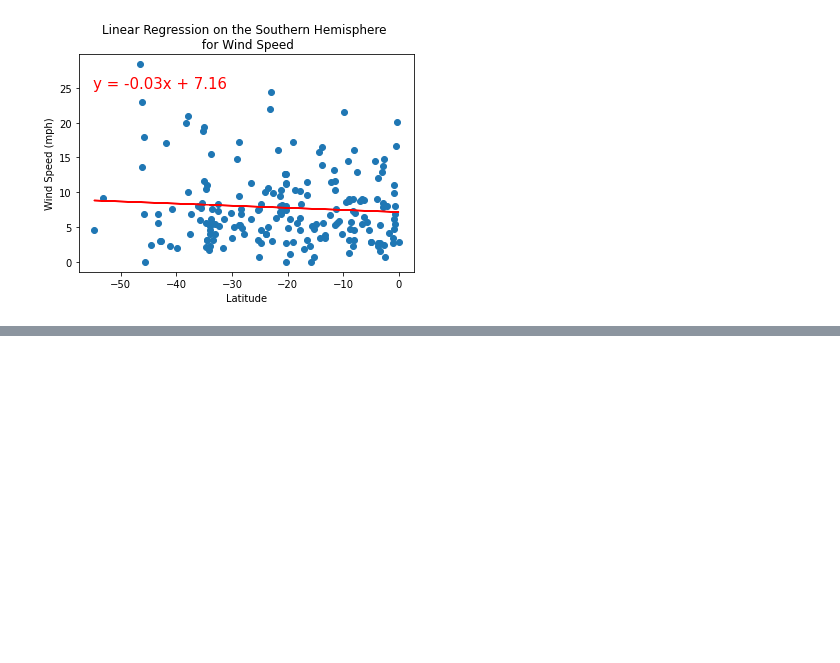
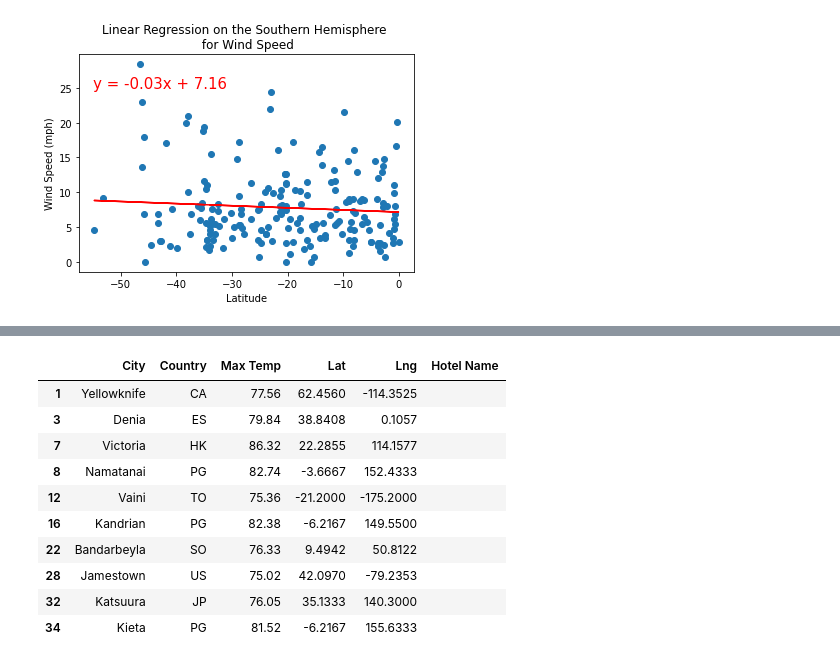
Before and after one commit to niculbolas/World_Weather_Analysis, a Jupyter notebook: WeatherPy.ipynb, the cells around one changed output, grey strips where cells are left out. Cells and saved outputs as stored; diff of their text form; code cells hidden in the pictures; blank space fills up the shorter version.

```diff
--- a/WeatherPy.ipynb
+++ b/WeatherPy.ipynb
@@ -400,0 +512,17 @@ NameError: name 'g_key' is not defined
+# %%
+# Create DataFrame called hotel_df to store hotel names along with city, country, max temp, and coordinates.
+hotel_df = preferred_cities_df[["City", "Country", "Max Temp", "Lat", "Lng"]].copy()
+hotel_df["Hotel Name"] = ""
+hotel_df.head(10)
+# %% [output]
+|  | City | Country | Max Temp | Lat | Lng | Hotel Name |
+| 1 | Yellowknife | CA | 77.56 | 62.4560 | -114.3525 |  |
+| 3 | Denia | ES | 79.84 | 38.8408 | 0.1057 |  |
+| 7 | Victoria | HK | 86.32 | 22.2855 | 114.1577 |  |
+| 8 | Namatanai | PG | 82.74 | -3.6667 | 152.4333 |  |
+| 12 | Vaini | TO | 75.36 | -21.2000 | -175.2000 |  |
+| 16 | Kandrian | PG | 82.38 | -6.2167 | 149.5500 |  |
+| 22 | Bandarbeyla | SO | 76.33 | 9.4942 | 50.8122 |  |
+| 28 | Jamestown | US | 75.02 | 42.0970 | -79.2353 |  |
+| 32 | Katsuura | JP | 76.05 | 35.1333 | 140.3000 |  |
+| 34 | Kieta | PG | 81.52 | -6.2167 | 155.6333 |  |
```
Also changed, not shown: parts of 16 cells of this notebook, 2 other files.
